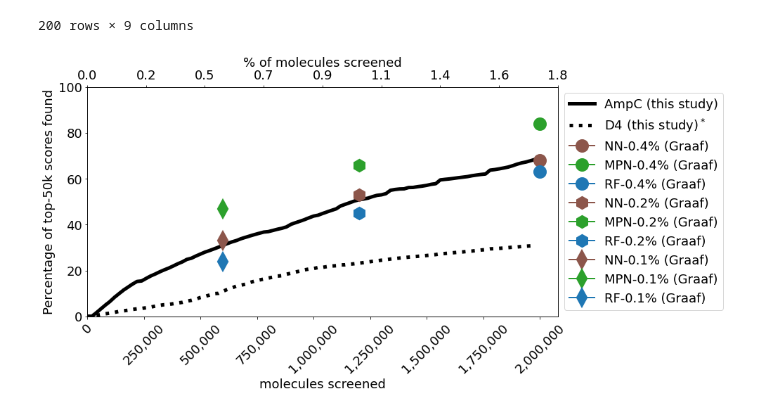
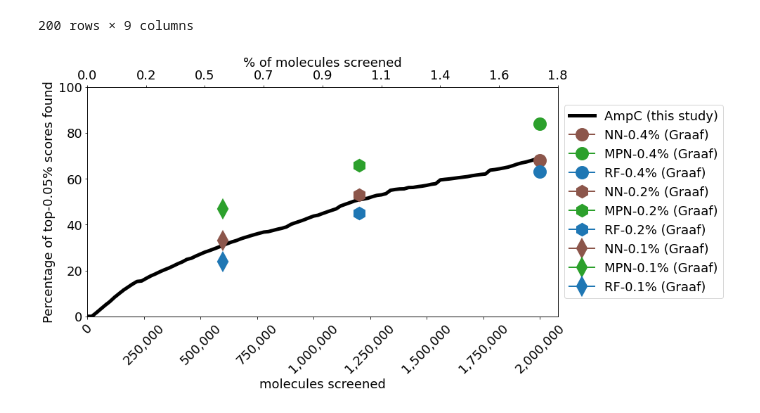
Before and after one commit to marinegor/Linear-accelerated-docking, a Jupyter notebook: notebooks/VLS_iterations.ipynb, the cells around one changed output. Saved outputs shown, nothing was run; the diff lists cells and outputs as text; code cells hidden in the pictures.

```diff
--- a/notebooks/VLS_iterations.ipynb
+++ b/notebooks/VLS_iterations.ipynb
@@ -85,8 +85,8 @@ def create_csv_for(dataset: str):
         rv.loc[i] = to_append
     rv.to_csv(f"../active_learning/{dataset}_active_learning_results.csv")
 # %%
-for dataset in ('D4', 'AmpC'):
-    create_csv_for(dataset)
+# for dataset in ('D4', 'AmpC'):
+#     create_csv_for(dataset)
 # %%
 df = pd.DataFrame()
 for dataset in ("D4", "AmpC"):
@@ -139,16 +139,16 @@ ax1.plot(
     label="AmpC (this study)",
     linewidth=5,
 )
-ax1.plot(
-    df_2["N_screened"],
-    df_2["percentage_found"],
-    color="k",
-    linestyle=":",
-    label="D4 (this study)$^*$",
-    linewidth=5,
-)
+# ax1.plot(
+#     df_2["N_screened"],
+#     df_2["percentage_found"],
+#     color="k",
+#     linestyle=":",
+#     label="D4 (this study)",
+#     linewidth=5,
+# )
 ax1.set_xlabel("molecules screened")
-ax1.set_ylabel("Percentage of top-50k scores found", color="k")
+ax1.set_ylabel(r"Percentage of top-0.05% scores found", color="k")
 
 # change y limit
 ax1.set_ylim(0, 100)
@@ -188,34 +188,38 @@ deGraaf = {
     # ---
     "NN-0.1% (Graaf)": (600_000, 0.33),
     "MPN-0.1% (Graaf)": (600_000, 0.47),
     "RF-0.1% (Graaf)": (600_000, 0.24),
 }
 
 colors = {"NN": "tab:brown", "MPN": "tab:green", "RF": "tab:blue"}
 markers = {r"0.1%": "d", r"0.2%": "h", r"0.4%": "o"}
 
 for label, (n_screened, p_found) in deGraaf.items():
     name, percentage = label.split("-")
     color = colors[name]
     marker = markers[percentage.split()[0]]
     p_found *= 100
     ax1.plot(
         n_screened,
         p_found,
         label=label,
         marker=marker,
         color=color,
         markersize=15,
         linewidth=2,
         markeredgewidth=4,
     )
 
 # add legend
 lines, labels = ax1.get_legend_handles_labels()
-ax1.legend(lines, labels, loc="center left", bbox_to_anchor=(1, 0.5))
-# ax1.legend(lines, labels, loc="upper left")
+lgd = ax1.legend(lines, labels, loc="center left", bbox_to_anchor=(1, 0.5))
 
 # Display the plot
-plt.savefig('../figures/figure_5_comparison.png', dpi=300)
+plt.savefig(
+    "../figures/figure_5_comparison.png",
+    bbox_extra_artists=(lgd,),
+    bbox_inches="tight",
+    dpi=300,
+)
 # %% [output]
-[figure, old version]
+[figure, new version]
```
Also changed, not shown: 2 other files.
